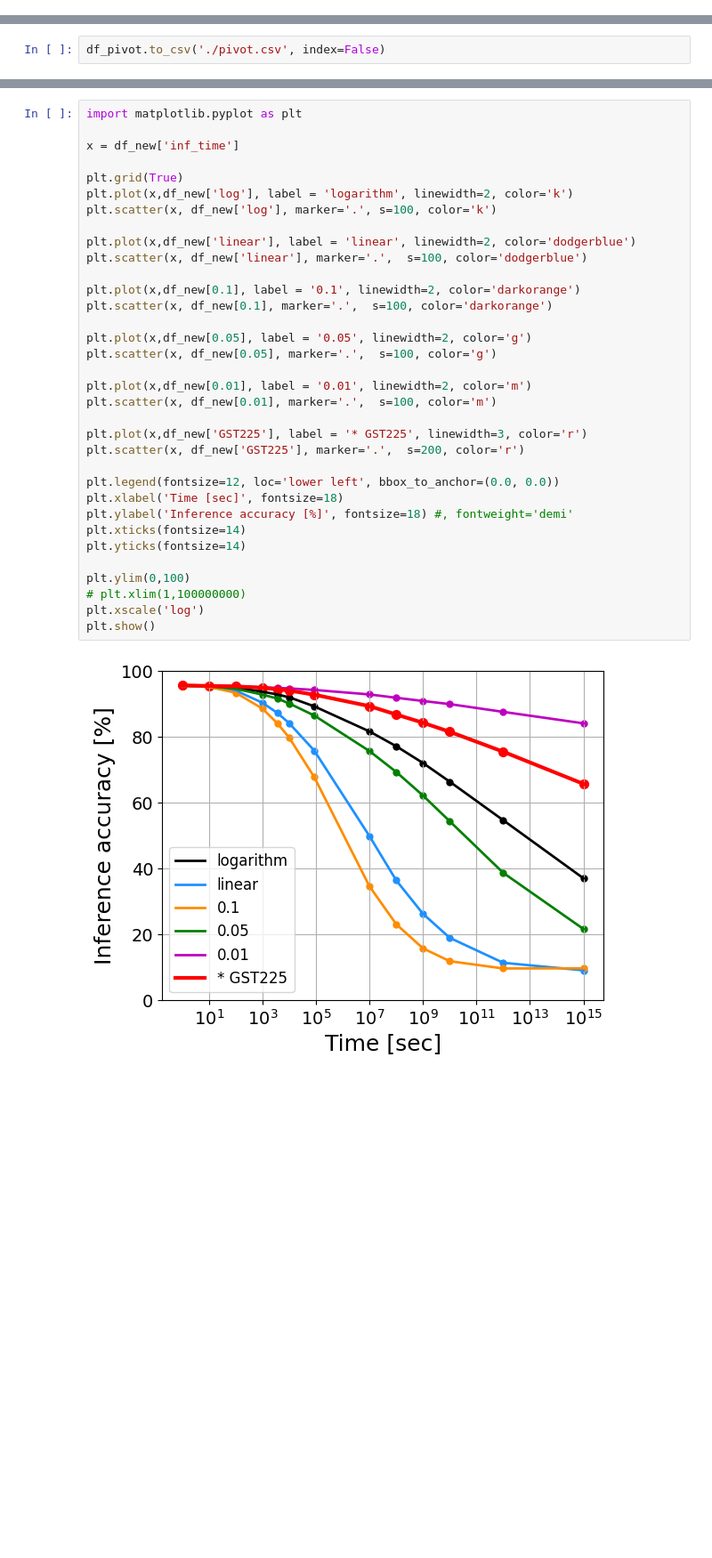
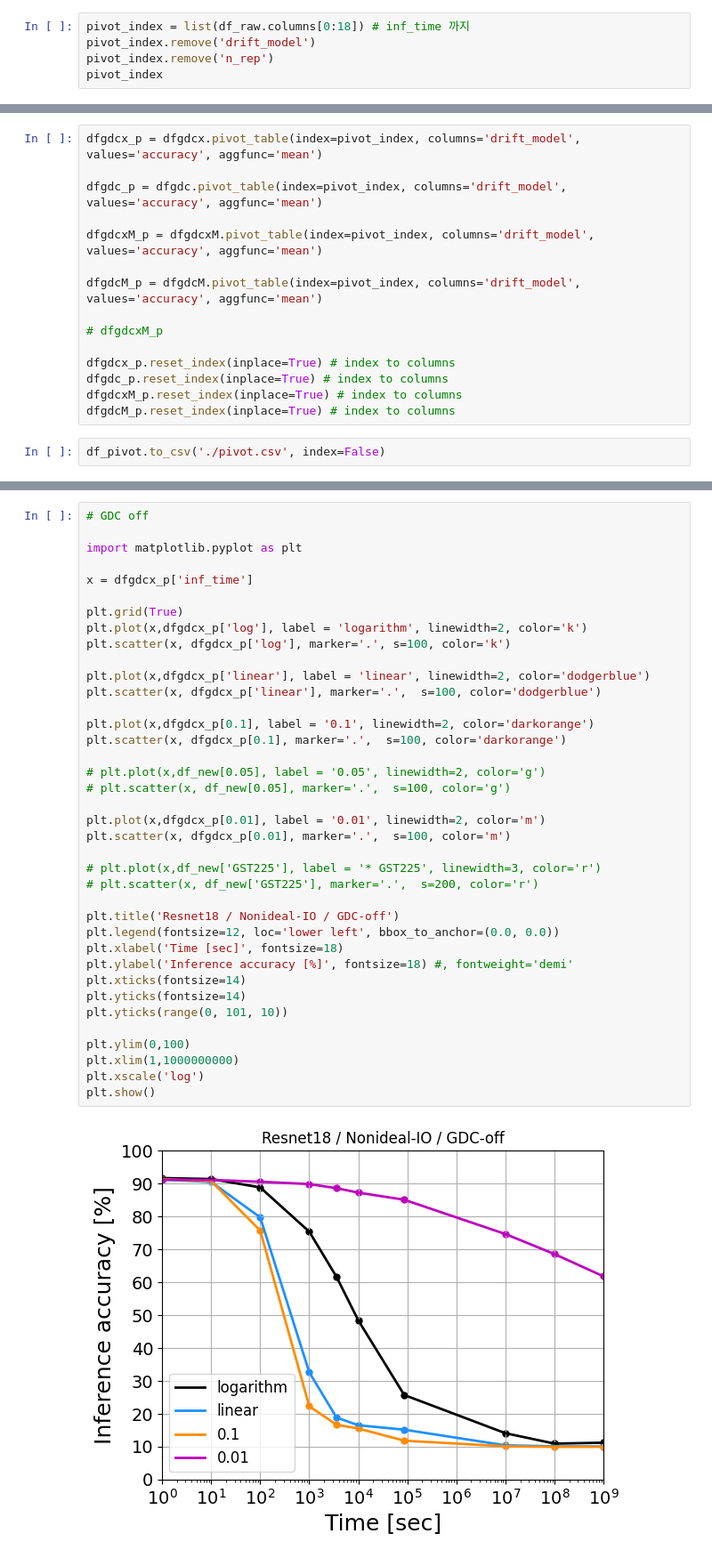
Before and after one commit to PRAM-weight-biasing/PRAM-weight-biasing, a Jupyter notebook: z_data_processing/data.ipynb, the cells around one changed output, grey strips where cells are left out. Shown at 89% size. Saved outputs shown, nothing was run; the diff lists cells and outputs as text; blank space fills up the shorter version.

Commit message:
draw chart

```diff
--- a/z_data_processing/data.ipynb
+++ b/z_data_processing/data.ipynb
@@ -191,0 +301,5 @@ df_pivot.reset_index(inplace=True) # index to columns
+# %%
+pivot_index = list(df_raw.columns[0:18]) # inf_time 까지
+pivot_index.remove('drift_model')
+pivot_index.remove('n_rep')
+pivot_index
@@ -192,2 +323,17 @@ df_pivot.reset_index(inplace=True) # index to columns
+# %%
+dfgdcx_p = dfgdcx.pivot_table(index=pivot_index, columns='drift_model', values='accuracy', aggfunc='mean')
+
+dfgdc_p = dfgdc.pivot_table(index=pivot_index, columns='drift_model', values='accuracy', aggfunc='mean')
+
+dfgdcxM_p = dfgdcxM.pivot_table(index=pivot_index, columns='drift_model', values='accuracy', aggfunc='mean')
+
+dfgdcM_p = dfgdcM.pivot_table(index=pivot_index, columns='drift_model', values='accuracy', aggfunc='mean')
+
+# dfgdcxM_p
+
+dfgdcx_p.reset_index(inplace=True) # index to columns
+dfgdc_p.reset_index(inplace=True) # index to columns
+dfgdcxM_p.reset_index(inplace=True) # index to columns
+dfgdcM_p.reset_index(inplace=True) # index to columns
 # %%
 df_pivot.to_csv('./pivot.csv', index=False)
@@ -214,36 +340,40 @@ df_new
 # %%
+# GDC off
+
 import matplotlib.pyplot as plt
 
-x = df_new['inf_time']
+x = dfgdcx_p['inf_time']
 
 plt.grid(True)
-plt.plot(x,df_new['log'], label = 'logarithm', linewidth=2, color='k')
-plt.scatter(x, df_new['log'], marker='.', s=100, color='k')
+plt.plot(x,dfgdcx_p['log'], label = 'logarithm', linewidth=2, color='k')
+plt.scatter(x, dfgdcx_p['log'], marker='.', s=100, color='k')
 
-plt.plot(x,df_new['linear'], label = 'linear', linewidth=2, color='dodgerblue')
-plt.scatter(x, df_new['linear'], marker='.',  s=100, color='dodgerblue')
+plt.plot(x,dfgdcx_p['linear'], label = 'linear', linewidth=2, color='dodgerblue')
+plt.scatter(x, dfgdcx_p['linear'], marker='.',  s=100, color='dodgerblue')
 
-plt.plot(x,df_new[0.1], label = '0.1', linewidth=2, color='darkorange')
-plt.scatter(x, df_new[0.1], marker='.',  s=100, color='darkorange')
+plt.plot(x,dfgdcx_p[0.1], label = '0.1', linewidth=2, color='darkorange')
+plt.scatter(x, dfgdcx_p[0.1], marker='.',  s=100, color='darkorange')
 
-plt.plot(x,df_new[0.05], label = '0.05', linewidth=2, color='g')
-plt.scatter(x, df_new[0.05], marker='.',  s=100, color='g')
+# plt.plot(x,df_new[0.05], label = '0.05', linewidth=2, color='g')
+# plt.scatter(x, df_new[0.05], marker='.',  s=100, color='g')
 
-plt.plot(x,df_new[0.01], label = '0.01', linewidth=2, color='m')
-plt.scatter(x, df_new[0.01], marker='.',  s=100, color='m')
+plt.plot(x,dfgdcx_p[0.01], label = '0.01', linewidth=2, color='m')
+plt.scatter(x, dfgdcx_p[0.01], marker='.',  s=100, color='m')
 
-plt.plot(x,df_new['GST225'], label = '* GST225', linewidth=3, color='r')
-plt.scatter(x, df_new['GST225'], marker='.',  s=200, color='r')
+# plt.plot(x,df_new['GST225'], label = '* GST225', linewidth=3, color='r')
+# plt.scatter(x, df_new['GST225'], marker='.',  s=200, color='r')
 
+plt.title('Resnet18 / Nonideal-IO / GDC-off')
 plt.legend(fontsize=12, loc='lower left', bbox_to_anchor=(0.0, 0.0))
 plt.xlabel('Time [sec]', fontsize=18)
 plt.ylabel('Inference accuracy [%]', fontsize=18) #, fontweight='demi'
 plt.xticks(fontsize=14)
 plt.yticks(fontsize=14)
+plt.yticks(range(0, 101, 10))
 
 plt.ylim(0,100)
-# plt.xlim(1,100000000)
+plt.xlim(1,1000000000)
 plt.xscale('log')
 plt.show()
 # %% [output]
-[figure, old version]
+[figure, new version]
```
Also changed, not shown: parts of 28 cells of this notebook, 1 other file.
